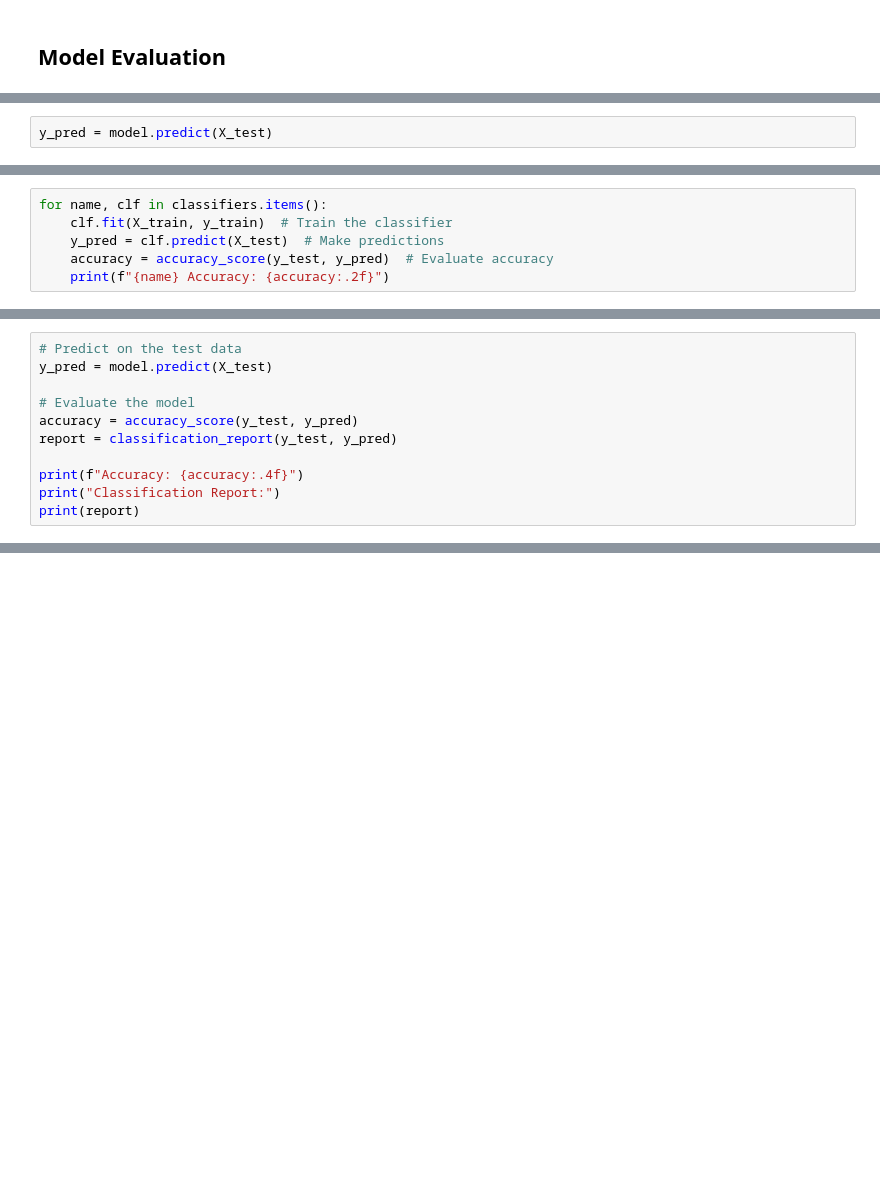
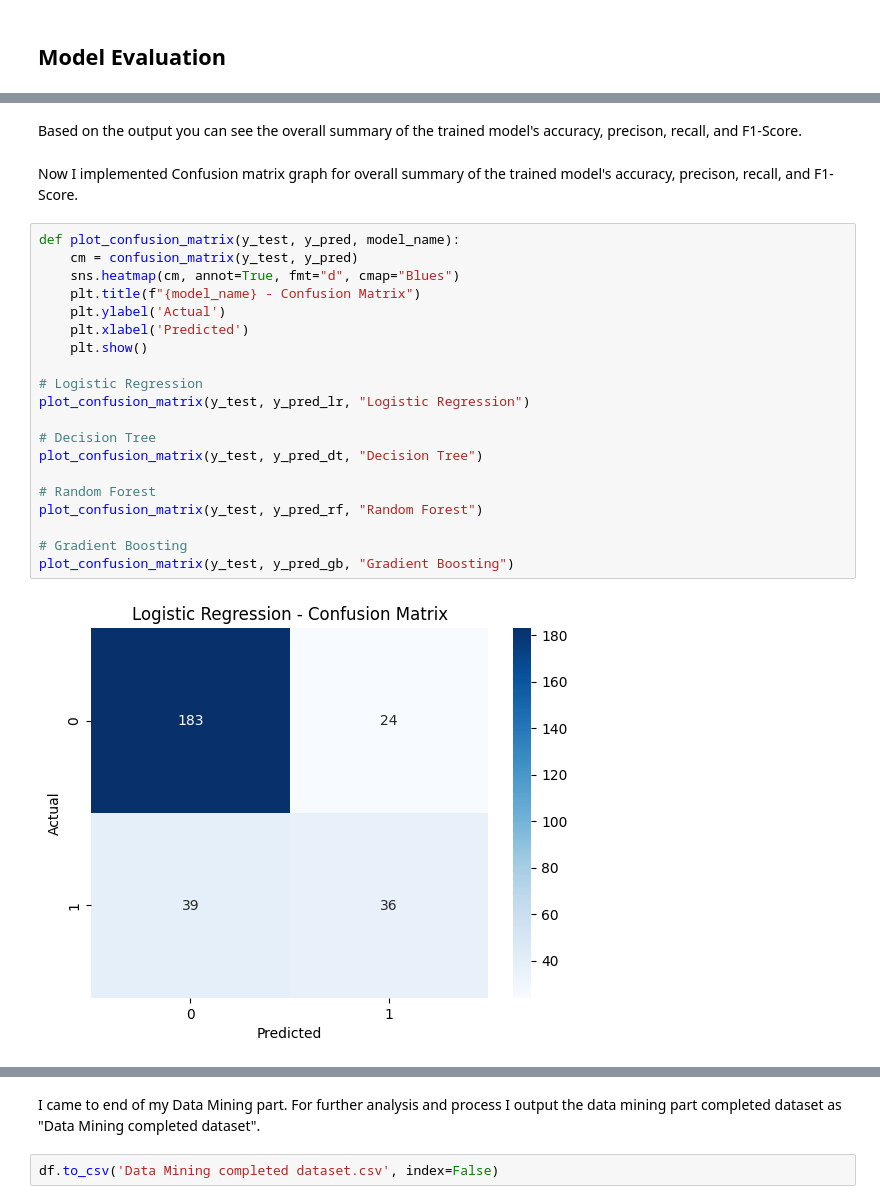
Before and after one commit to kishon45229/Customer-Churn-Prediction-in-Telecom-Industry, a Jupyter notebook: Data_Mining.ipynb, the cells around one changed output, grey strips where cells are left out. Drawn from its saved outputs; the diff is of its cells as text; blank space fills up the shorter version.

```diff
--- a/Data_Mining.ipynb
+++ b/Data_Mining.ipynb
@@ -250,2 +423,0 @@ Predict on the test set
-# %%
-y_pred = model.predict(X_test)
@@ -327,6 +423,0 @@ Experiment with different classifiers
-# %%
-for name, clf in classifiers.items():
-    clf.fit(X_train, y_train)  # Train the classifier
-    y_pred = clf.predict(X_test)  # Make predictions
-    accuracy = accuracy_score(y_test, y_pred)  # Evaluate accuracy
-    print(f"{name} Accuracy: {accuracy:.2f}")
@@ -423,11 +423,0 @@ Categorical Data: Missing values are handled using the most frequent value, and
-# %%
-# Predict on the test data
-y_pred = model.predict(X_test)
-
-# Evaluate the model
-accuracy = accuracy_score(y_test, y_pred)
-report = classification_report(y_test, y_pred)
-
-print(f"Accuracy: {accuracy:.4f}")
-print("Classification Report:")
-print(report)
@@ -458,0 +466,26 @@ Model accuracy after preprocessing and feature generation: 1.00
+# %% [markdown]
+Based on the output you can see the overall summary of the trained model's  accuracy, precison, recall, and F1-Score.
+# %% [markdown]
+Now I implemented  Confusion matrix graph for  overall summary of the trained model's  accuracy, precison, recall, and F1-Score.
+# %%
+def plot_confusion_matrix(y_test, y_pred, model_name):
+    cm = confusion_matrix(y_test, y_pred)
+    sns.heatmap(cm, annot=True, fmt="d", cmap="Blues")
+    plt.title(f"{model_name} - Confusion Matrix")
+    plt.ylabel('Actual')
+    plt.xlabel('Predicted')
+    plt.show()
+
+# Logistic Regression
+plot_confusion_matrix(y_test, y_pred_lr, "Logistic Regression")
+
+# Decision Tree
+plot_confusion_matrix(y_test, y_pred_dt, "Decision Tree")
+
+# Random Forest
+plot_confusion_matrix(y_test, y_pred_rf, "Random Forest")
+
+# Gradient Boosting
+plot_confusion_matrix(y_test, y_pred_gb, "Gradient Boosting")
+# %% [output]
+[figure, added]
@@ -458,0 +495,4 @@ Model accuracy after preprocessing and feature generation: 1.00
+# %% [markdown]
+I came to end of my Data Mining part. For further analysis and process I output the data mining part completed dataset as "Data Mining completed dataset".
+# %%
+df.to_csv('Data Mining completed dataset.csv', index=False)
```
Also changed, not shown: parts of 172 cells of this notebook.
